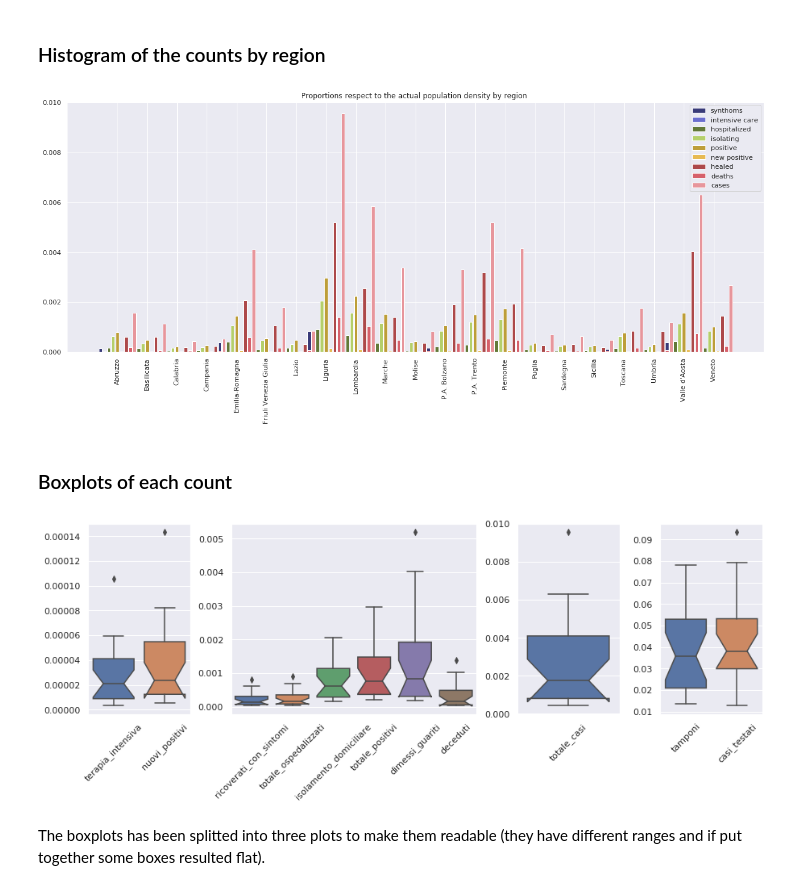
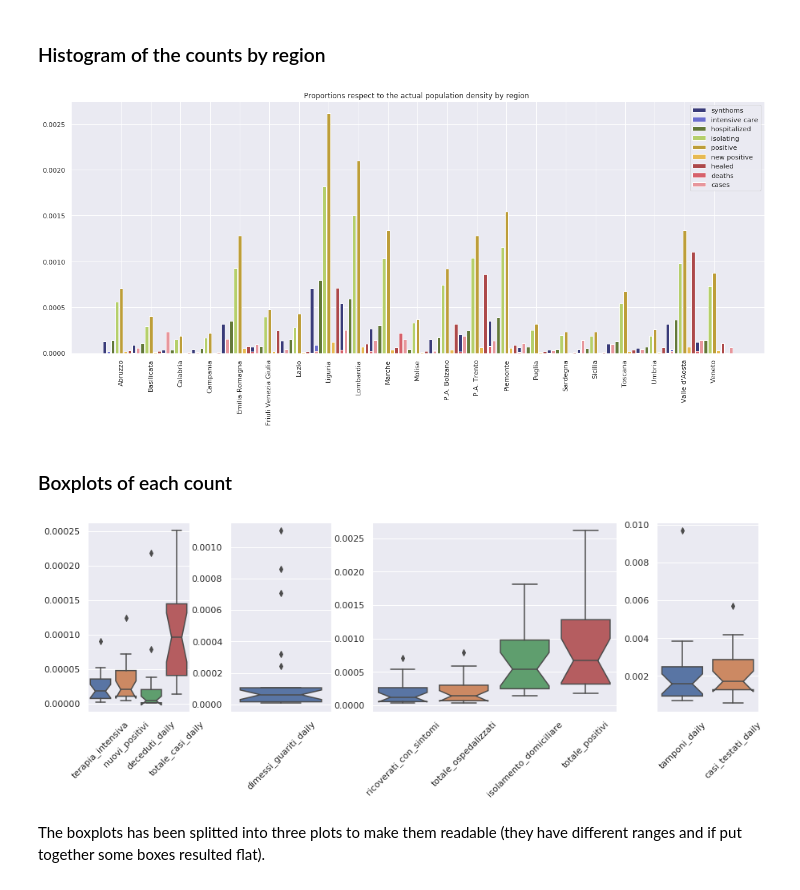
Before and after one commit to fedepiro96/APAD-project, a Jupyter notebook: benci-pirona.ipynb, the cells around one changed output. Saved outputs shown, nothing was run; the diff lists cells and outputs as text; code cells hidden in the pictures.

```diff
--- a/benci-pirona.ipynb
+++ b/benci-pirona.ipynb
@@ -389,0 +400,19 @@ Form the plots we can say that the regions in which we find high values (apart f
+# %%
+cols = ['dimessi_guariti', 'deceduti', 'totale_casi', 'tamponi', 'casi_testati']
+
+dailyincr = pd.DataFrame(region[['dimessi_guariti', 'deceduti', 'totale_casi',
+                                 'tamponi', 'casi_testati']], index=region.index, columns = cols)
+
+n = len(region.denominazione_regione.unique())
+for var in cols:
+    for j in range(n):
+        for i in range(j, dailyincr.shape[0]-n, n):
+            if i <= n:
+                dailyincr[var].values[i] = region[var].values[i]
+            else:
+                diff = region[var].values[i] - region[var].values[i-n]
+                if diff < 0:                                            # this 'if' checks for errors:
+                    region.loc[i, var] = region.loc[i-n, var]           # some frequency of the cumulative
+                else:                                                   # variables resulted negative
+                    dailyincr[var].values[i] = diff
+dailyincr.describe()
@@ -389,0 +447,3 @@ Form the plots we can say that the regions in which we find high values (apart f
+# %%
+region = region.join(dailyincr, rsuffix='_daily')
+region
@@ -545,9 +619,9 @@ region_pop
 # %%
 df_reg_counts = pd.DataFrame(region_pop.groupby('denominazione_regione')['ricoverati_con_sintomi', 'terapia_intensiva',
        'totale_ospedalizzati', 'isolamento_domiciliare', 'totale_positivi',
-       'variazione_totale_positivi', 'nuovi_positivi', 'dimessi_guariti',
-       'deceduti', 'totale_casi', 'tamponi', 'casi_testati', 'Popolazione'].mean())
-df_reg_counts
+       'variazione_totale_positivi', 'nuovi_positivi', 'dimessi_guariti_daily',
+       'deceduti_daily', 'totale_casi_daily', 'tamponi_daily', 'casi_testati_daily', 'Popolazione'].mean())
+df_reg_counts.head()
 # %% [output]
 |  | ricoverati_con_sintomi | terapia_intensiva | totale_ospedalizzati | isolamento_domiciliare | ... |
 | denominazione_regione |  |  |  |  | ... |
@@ -607,9 +659,9 @@ ax.bar(x-2, df_divided_by_pop['totale_ospedalizzati'], width=7./9., label='hospi
 ax.bar(x-1, df_divided_by_pop['isolamento_domiciliare'], width=7./9., label='isolating', color = sns.color_palette("tab20b")[6])
 ax.bar(x, df_divided_by_pop['totale_positivi'], width=7./9., label='positive', color = sns.color_palette("tab20b")[9])
 ax.bar(x+1, df_divided_by_pop['nuovi_positivi'], width=7./9., label='new positive', color = sns.color_palette("tab20b")[10])
-ax.bar(x+2, df_divided_by_pop['dimessi_guariti'], width=7./9., label='healed', color = sns.color_palette("tab20b")[13])
-ax.bar(x+3, df_divided_by_pop['deceduti'], width=7./9., label='deaths', color = sns.color_palette("tab20b")[14])
-ax.bar(x+4, df_divided_by_pop['totale_casi'], width=7./9., label='cases', color = sns.color_palette("tab20b")[15])
+ax.bar(x+2, df_divided_by_pop['dimessi_guariti_daily'], width=7./9., label='healed', color = sns.color_palette("tab20b")[13])
+ax.bar(x+3, df_divided_by_pop['deceduti_daily'], width=7./9., label='deaths', color = sns.color_palette("tab20b")[14])
+ax.bar(x+4, df_divided_by_pop['totale_casi_daily'], width=7./9., label='cases', color = sns.color_palette("tab20b")[15])
 
 # Add some text for labels, title and custom x-axis tick labels, etc.
 ax.set_title('Proportions respect to the actual population density by region ')
@@ -620,35 +672,36 @@ ax.legend()
 fig.tight_layout()
 plt.show(); # click twice to zoom
 # %% [output]
-[figure, old version]
+[figure, new version]
 # %% [markdown]
 ### Boxplots of each count
 # %%
 fig = plt.figure(figsize=(15, 10))
 grid = plt.GridSpec(2, 5, wspace=0.4, hspace=0.3)
 
 # boxplots for low values
 low_val = plt.subplot(grid[0, 0])
-sns.boxplot(data=df_divided_by_pop[['terapia_intensiva', 'nuovi_positivi']], ax=low_val, notch=True)
+sns.boxplot(data=df_divided_by_pop[['terapia_intensiva', 'nuovi_positivi',
+                                    'deceduti_daily', 'totale_casi_daily']], ax=low_val, notch=True)
 low_val.set_xticklabels(low_val.get_xticklabels(),rotation=45);
 
-# boxplots for medium-low
-medium_low_val = plt.subplot(grid[0, 1:3])
+# boxplots for medium-high
+medium_low_val = plt.subplot(grid[0, 2:4])
 sns.boxplot(data=df_divided_by_pop[['ricoverati_con_sintomi', 'totale_ospedalizzati', 'isolamento_domiciliare',
-                                   'totale_positivi', 'dimessi_guariti', 'deceduti']], ax=medium_low_val, notch=True)
+                                   'totale_positivi']], ax=medium_low_val, notch=True)
 medium_low_val.set_xticklabels(medium_low_val.get_xticklabels(),rotation=45);
 
-# boxplots for medium-high
-medium_high_val = plt.subplot(grid[0, 3])
-sns.boxplot(data=df_divided_by_pop[['totale_casi']], ax=medium_high_val, notch=True)
+# boxplots for medium-low
+medium_high_val = plt.subplot(grid[0, 1])
+sns.boxplot(data=df_divided_by_pop[['dimessi_guariti_daily']], ax=medium_high_val, notch=True)
 medium_high_val.set_xticklabels(medium_high_val.get_xticklabels(),rotation=45);
 
 # boxplots for high
 high_val = plt.subplot(grid[0, 4])
-sns.boxplot(data=df_divided_by_pop[['tamponi', 'casi_testati']], ax=high_val, notch=True)
+sns.boxplot(data=df_divided_by_pop[['tamponi_daily', 'casi_testati_daily']], ax=high_val, notch=True)
 high_val.set_xticklabels(high_val.get_xticklabels(),rotation=45);
 # %% [output]
-[figure, old version]
+[figure, new version]
 # %% [markdown]
 The boxplots has been splitted into three plots to make them readable (they have different ranges and if put together some boxes resulted flat).
 # %% [markdown]
```
Also changed, not shown: parts of 65 cells of this notebook.
